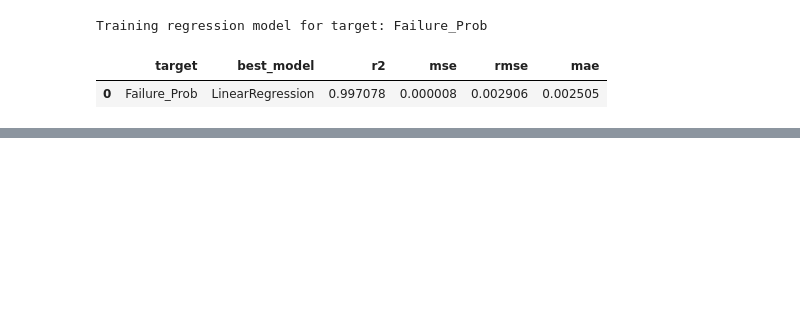
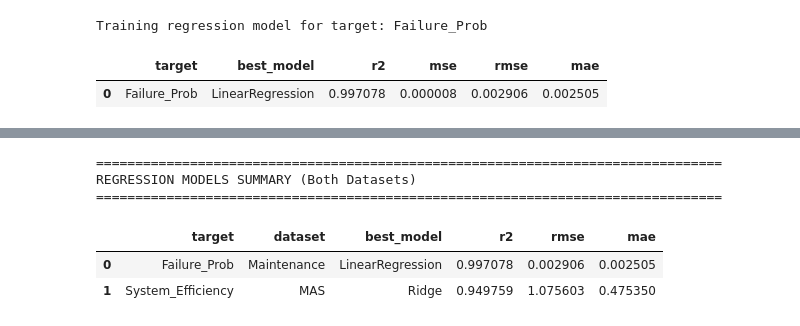
Before and after one commit to Rakhith/Smart-manufacturing-mas, a Jupyter notebook: smart_manufacturing_mas/training/offline_model_training.ipynb, the cells around one changed output, grey strips where cells are left out. Saved outputs shown, nothing was run; the diff lists cells and outputs as text; code cells hidden in the pictures; blank space fills up the shorter version.

```diff
--- a/smart_manufacturing_mas/training/offline_model_training.ipynb
+++ b/smart_manufacturing_mas/training/offline_model_training.ipynb
@@ -437,0 +504,25 @@ pd.DataFrame(cls_inference_rows).sort_values('f1_weighted', ascending=False)
+# %%
+# Display combined regression results (Failure_Prob + System_Efficiency)
+combined_regression_summary = pd.DataFrame([
+    {
+        'target': e['target_column'],
+        'dataset': 'Maintenance' if 'Failure_Prob' in e['target_column'] else 'MAS',
+        'best_model': e['model_name'],
+        'r2': e['metrics'].get('r2'),
+        'rmse': e['metrics'].get('rmse'),
+        'mae': e['metrics'].get('mae'),
+    }
+    for e in regression_entries
+])
+
+print("\n" + "=" * 80)
+print("REGRESSION MODELS SUMMARY (Both Datasets)")
+print("=" * 80)
+display(combined_regression_summary.sort_values('r2', ascending=False))
+# %% [output]
+================================================================================
+REGRESSION MODELS SUMMARY (Both Datasets)
+================================================================================
+|  | target | dataset | best_model | r2 | rmse | mae |
+| 0 | Failure_Prob | Maintenance | LinearRegression | 0.997078 | 0.002906 | 0.002505 |
+| 1 | System_Efficiency | MAS | Ridge | 0.949759 | 1.075603 | 0.475350 |
```
Also changed, not shown: parts of 7 cells of this notebook, 12 other files.
